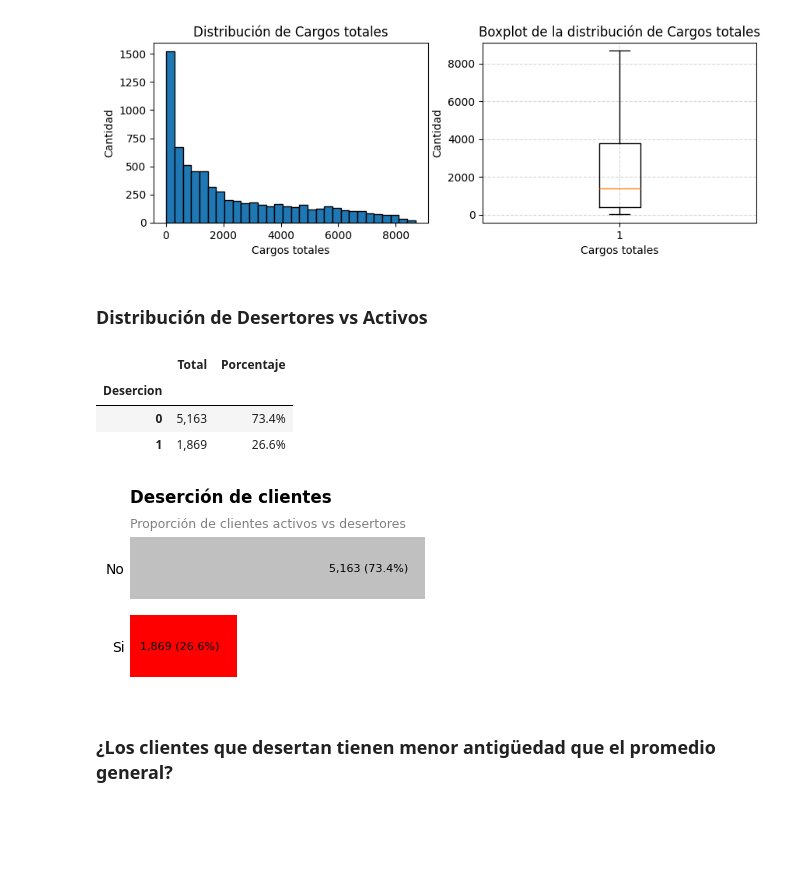
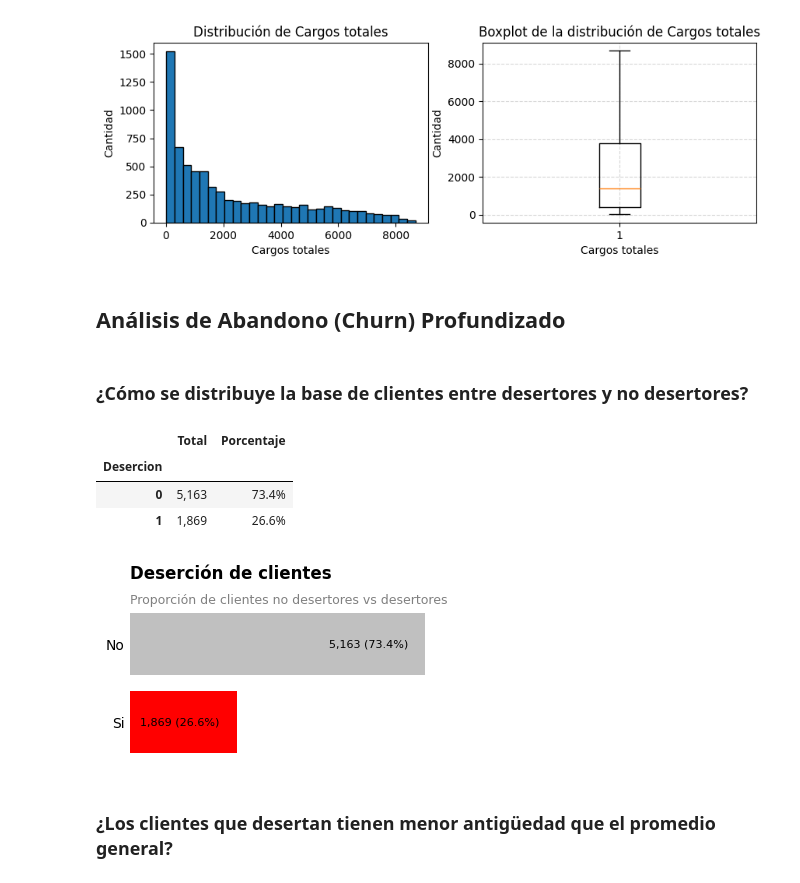
Before and after one commit to EddersonPR/challenge-telecom-x, a Jupyter notebook: TelecomX_LATAM.ipynb, the cells around one changed output. Cells and saved outputs as stored; diff of their text form; code cells hidden in the pictures; blank space fills up the shorter version.

Commit message:
Avanzando Análisis EDAD

```diff
--- a/TelecomX_LATAM.ipynb
+++ b/TelecomX_LATAM.ipynb
@@ -584,8 +578,10 @@ axs[1].grid(True, linestyle='--', alpha=0.5)
 plt.show()
 # %% [output]
 [figure]
-# %% [markdown]
-### Distribución de Desertores vs Activos
+# %% [markdown]
+## Análisis de Abandono (Churn) Profundizado
+# %% [markdown]
+### ¿Cómo se distribuye la base de clientes entre desertores y no desertores?
 # %%
 total = df['Desercion'].value_counts()
 total_porcentaje = df['Desercion'].value_counts(normalize=True)*100
@@ -635,35 +631,35 @@ ax.xaxis.set_visible(False)                    # Oculta el eje X completo
 ax.tick_params(axis='y', which='both', size=0) # Quitamos los ticks del eje Y
 
 ax.barh(df_churn['Desercion'],df_churn['Total'], color=colores)
 ax.set_title('Deserción de clientes', fontsize=12, weight='bold', pad=20, loc='left')
 ax.text(
     0.0, 1.02,
-    'Proporción de clientes activos vs desertores',
+    'Proporción de clientes no desertores vs desertores',
     transform=ax.transAxes,
     ha='left',
     fontsize=9,
     color='gray'
 )
 
 
 # Etiquetas en cada barra
 for i, (total, pct) in enumerate(zip(df_churn['Total'], df_churn['Porcentaje'])):
     ax.text(
         total - 300,        # X → al final de la barra
         i,                 # Y → posición de la barra
         f'{total:,.0f} ({pct:.1f}%)',
         va='center',
         ha='right',
         fontsize=8,
         color='black'
     )
 
 #Guardar Gráfico como PNG
 #fig.savefig(url, transparent=False, dpi=300, bbox_inches='tight')
 
 plt.show()
 # %% [output]
-[figure, old version]
+[figure, new version]
 # %% [markdown]
 ### ¿Los clientes que desertan tienen menor antigüedad que el promedio general?
 # %%
```
Also changed, not shown: parts of 11 cells of this notebook.
